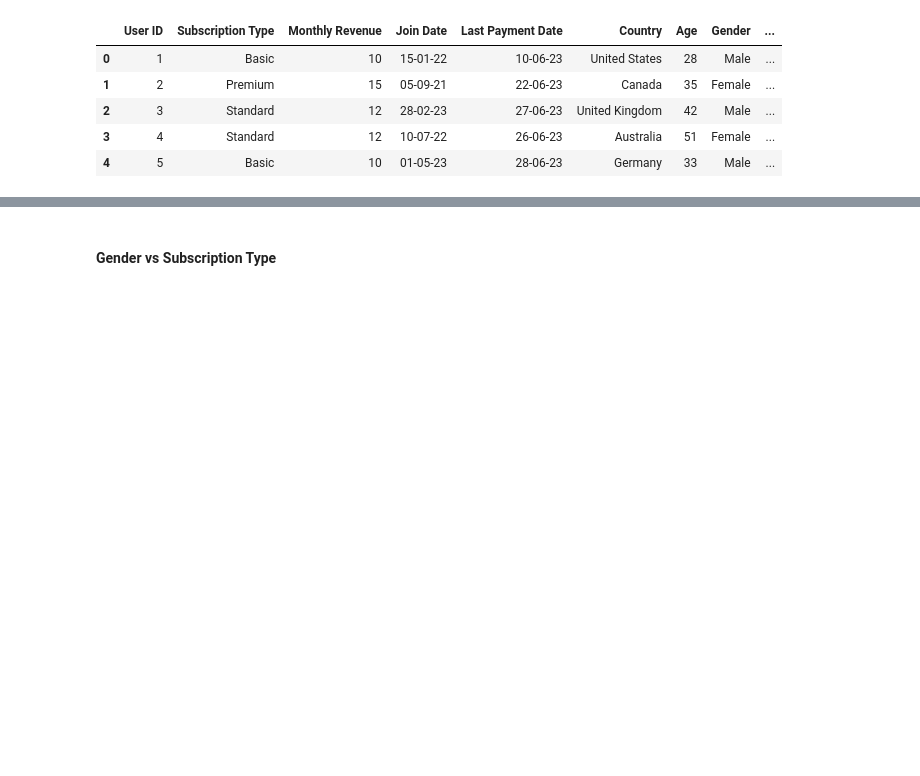
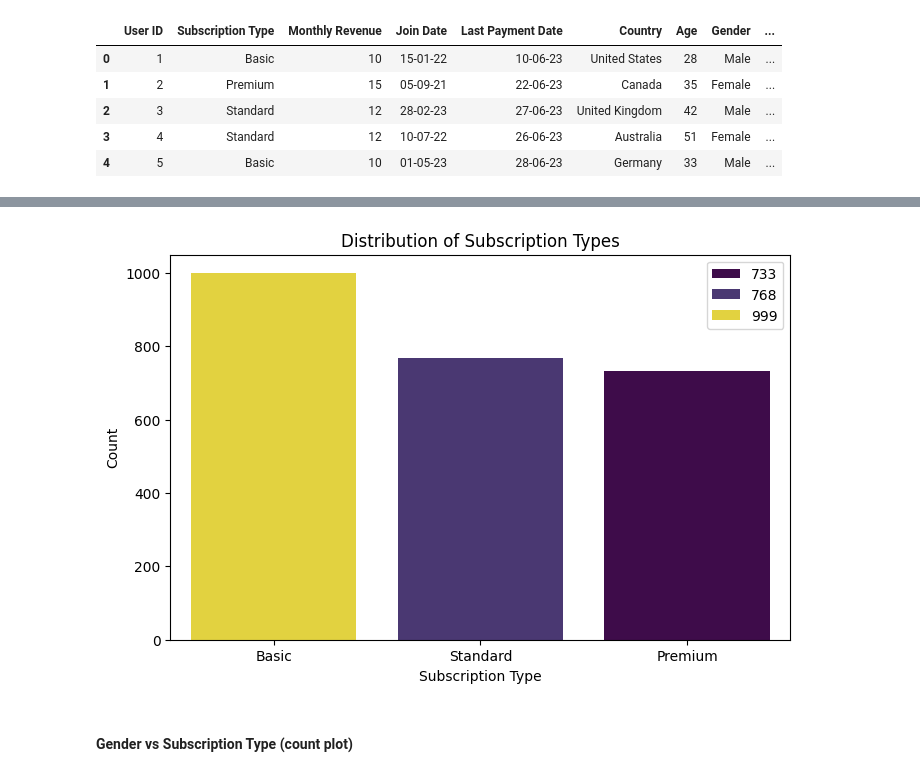
Before and after one commit to julianacharisser/My-DAC-Curriculum, a Jupyter notebook: EDA-and-Tableau-Tutorial/EDA-and-Tableau-Tutorial.ipynb, the cells around one changed output, grey strips where cells are left out. Drawn from its saved outputs; the diff is of its cells as text; code cells hidden in the pictures; blank space fills up the shorter version.

```diff
--- a/EDA-and-Tableau-Tutorial/EDA-and-Tableau-Tutorial.ipynb
+++ b/EDA-and-Tableau-Tutorial/EDA-and-Tableau-Tutorial.ipynb
@@ -141,2 +200,18 @@ plt.show()
+# %%
+## Count of each Subscription Type
+subscription_counts = df['Subscription Type'].value_counts()
+
+# Bar Plot of the distribution
+plt.figure(figsize = (8,5))
+sns.barplot(x = subscription_counts.index, y = subscription_counts.values, hue = subscription_counts.values, palette = "viridis")
+# You may exclude the hue field, seaborn will auto assign your x variable to be your hue
+
+# Set the labels
+plt.title('Distribution of Subscription Types')
+plt.xlabel('Subscription Type')
+plt.ylabel('Count')
+plt.show()
+# %% [output]
+[figure, added]
 # %% [markdown]
-#### Gender vs Subscription Type
+#### Gender vs Subscription Type (count plot)
```
Also changed, not shown: parts of 32 cells of this notebook.
